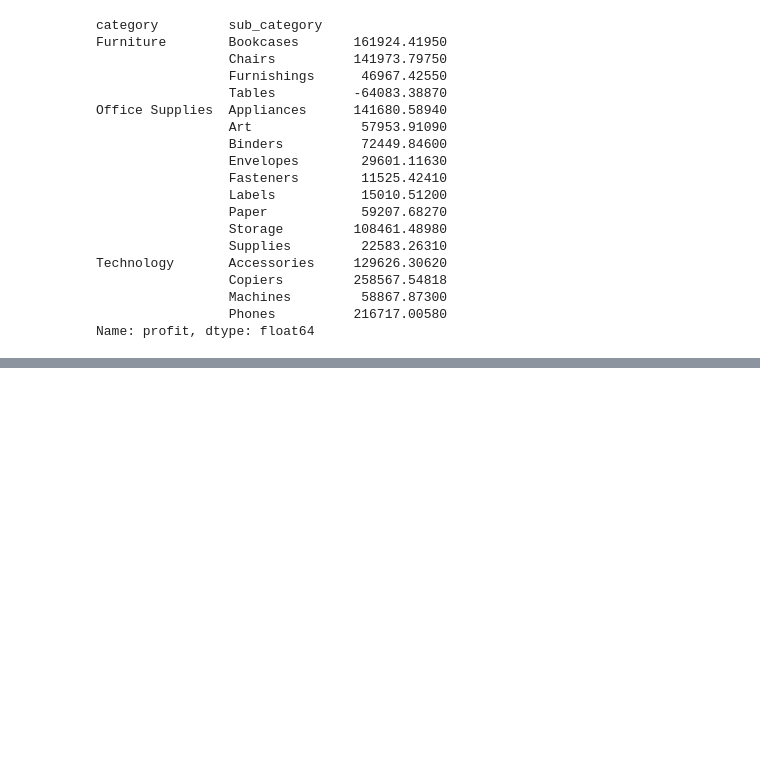
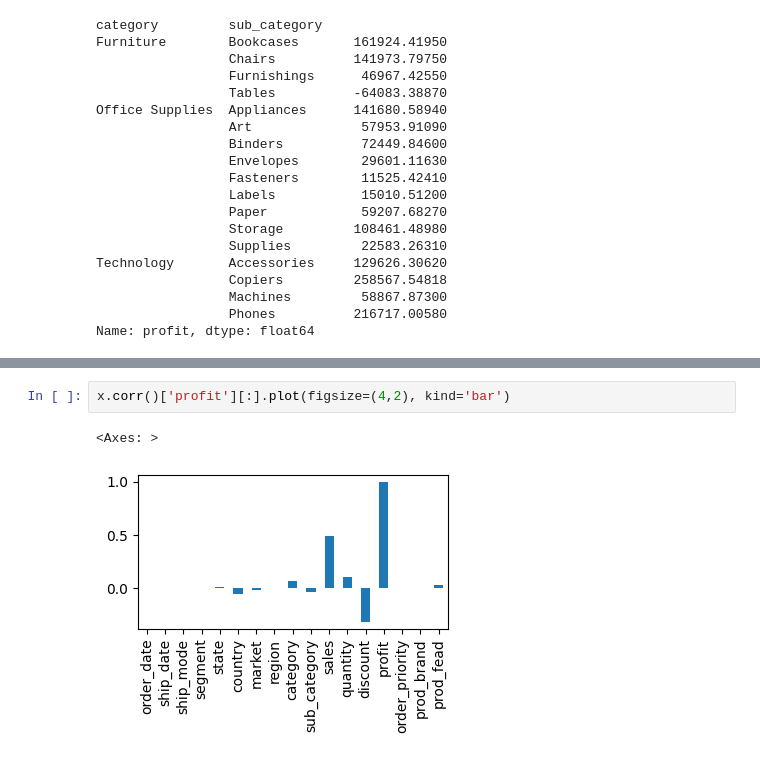
Before and after one commit to markus-bcit/term4, a Jupyter notebook: ACIT-4880-Introduction-to-Data-Analytics/week4/Lab-3-Lecture.ipynb, the cells around one changed output, grey strips where cells are left out. Drawn from its saved outputs; the diff is of its cells as text; blank space fills up the shorter version.

```diff
--- a/ACIT-4880-Introduction-to-Data-Analytics/week4/Lab-3-Lecture.ipynb
+++ b/ACIT-4880-Introduction-to-Data-Analytics/week4/Lab-3-Lecture.ipynb
@@ -304,0 +407,5 @@ Name: profit, dtype: float64
+# %%
+x.corr()['profit'][:].plot(figsize=(4,2), kind='bar')
+# %% [output]
+<Axes: >
+[figure, added]
```
Also changed, not shown: parts of 14 cells of this notebook, 5 other files.
